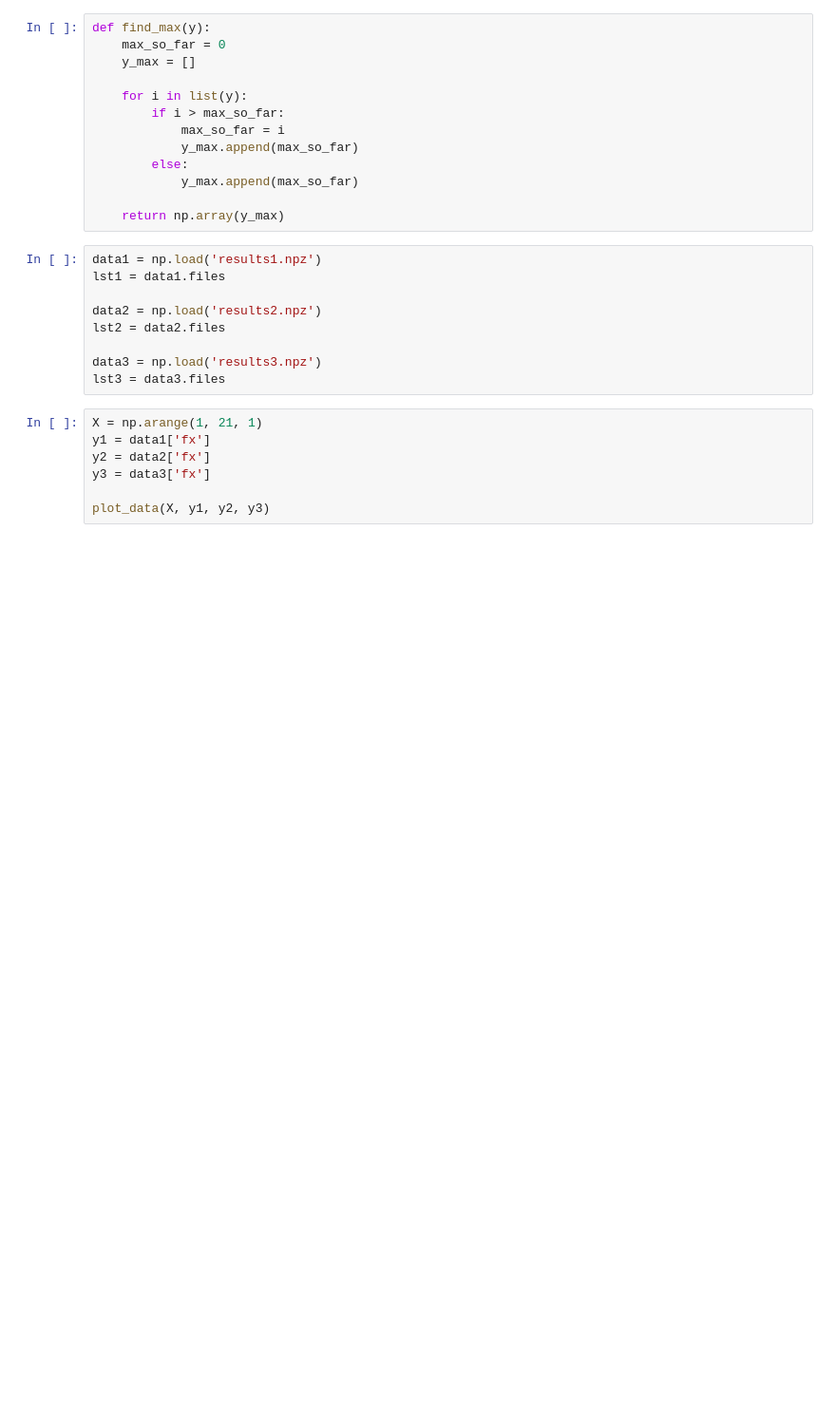
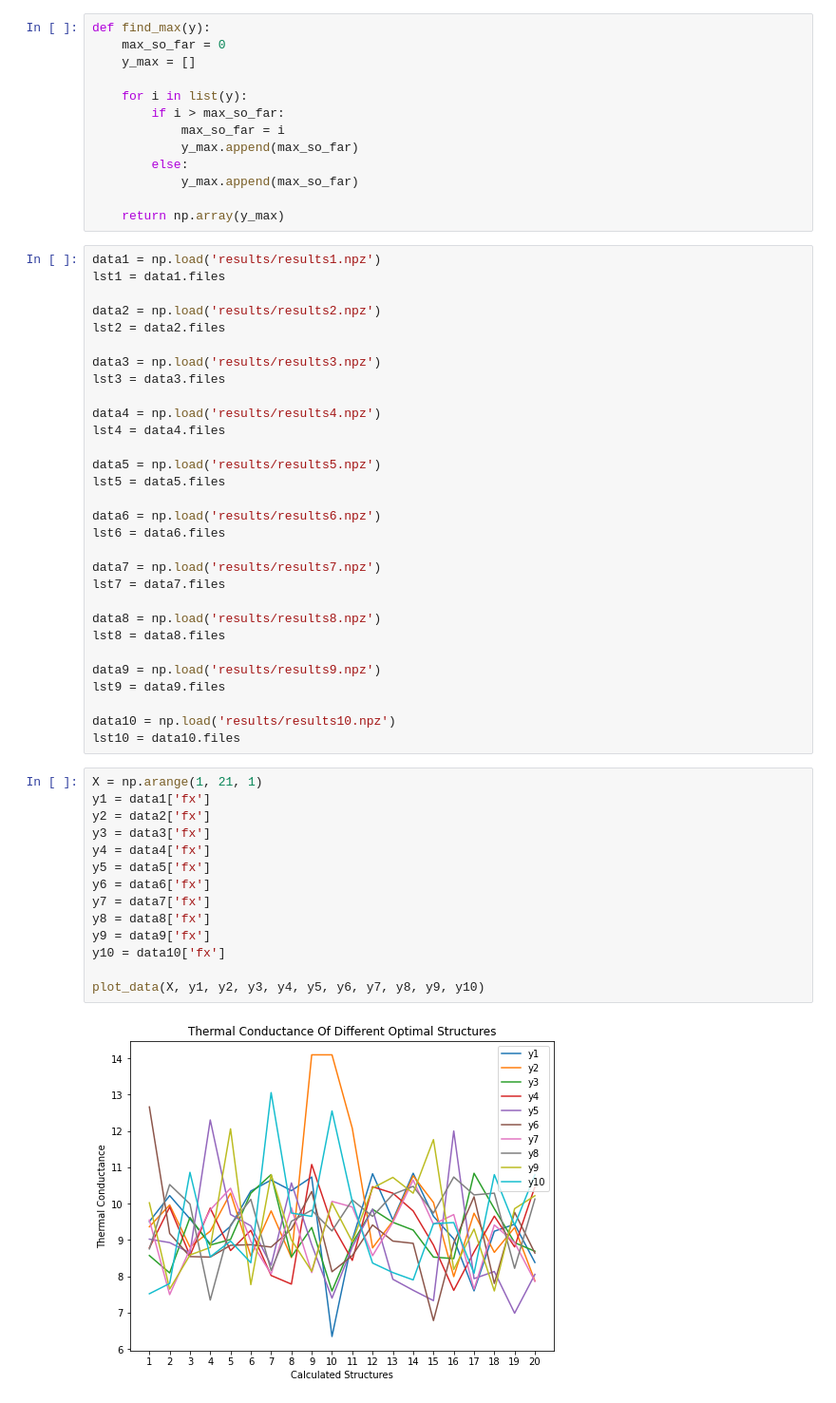
Before and after one commit to Lab-Brat/Materials_Informatics_Experiments, a Jupyter notebook: decision_tree/Si-Ge_MCTree/result_analysis.ipynb, the cells around one changed output. Shown at 95% size. Cells and saved outputs as stored; diff of their text form; blank space fills up the shorter version.

Commit message:
highest-yet-values visualization of 10 calculations

```diff
--- a/decision_tree/Si-Ge_MCTree/result_analysis.ipynb
+++ b/decision_tree/Si-Ge_MCTree/result_analysis.ipynb
@@ -37,19 +44,49 @@ def find_max(y):
             y_max.append(max_so_far)
 
     return np.array(y_max)
-# %%
-data1 = np.load('results1.npz')
-lst1 = data1.files
-
-data2 = np.load('results2.npz')
-lst2 = data2.files
-
-data3 = np.load('results3.npz')
-lst3 = data3.files
+# %%
+data1 = np.load('results/results1.npz')
+lst1 = data1.files
+
+data2 = np.load('results/results2.npz')
+lst2 = data2.files
+
+data3 = np.load('results/results3.npz')
+lst3 = data3.files
+
+data4 = np.load('results/results4.npz')
+lst4 = data4.files
+
+data5 = np.load('results/results5.npz')
+lst5 = data5.files
+
+data6 = np.load('results/results6.npz')
+lst6 = data6.files
+
+data7 = np.load('results/results7.npz')
+lst7 = data7.files
+
+data8 = np.load('results/results8.npz')
+lst8 = data8.files
+
+data9 = np.load('results/results9.npz')
+lst9 = data9.files
+
+data10 = np.load('results/results10.npz')
+lst10 = data10.files
 # %%
 X = np.arange(1, 21, 1)
 y1 = data1['fx']
 y2 = data2['fx']
 y3 = data3['fx']
+y4 = data4['fx']
+y5 = data5['fx']
+y6 = data6['fx']
+y7 = data7['fx']
+y8 = data8['fx']
+y9 = data9['fx']
+y10 = data10['fx']
 
-plot_data(X, y1, y2, y3)
+plot_data(X, y1, y2, y3, y4, y5, y6, y7, y8, y9, y10)
+# %% [output]
+[figure, added]
```
Also changed, not shown: parts of 2 cells of this notebook.
